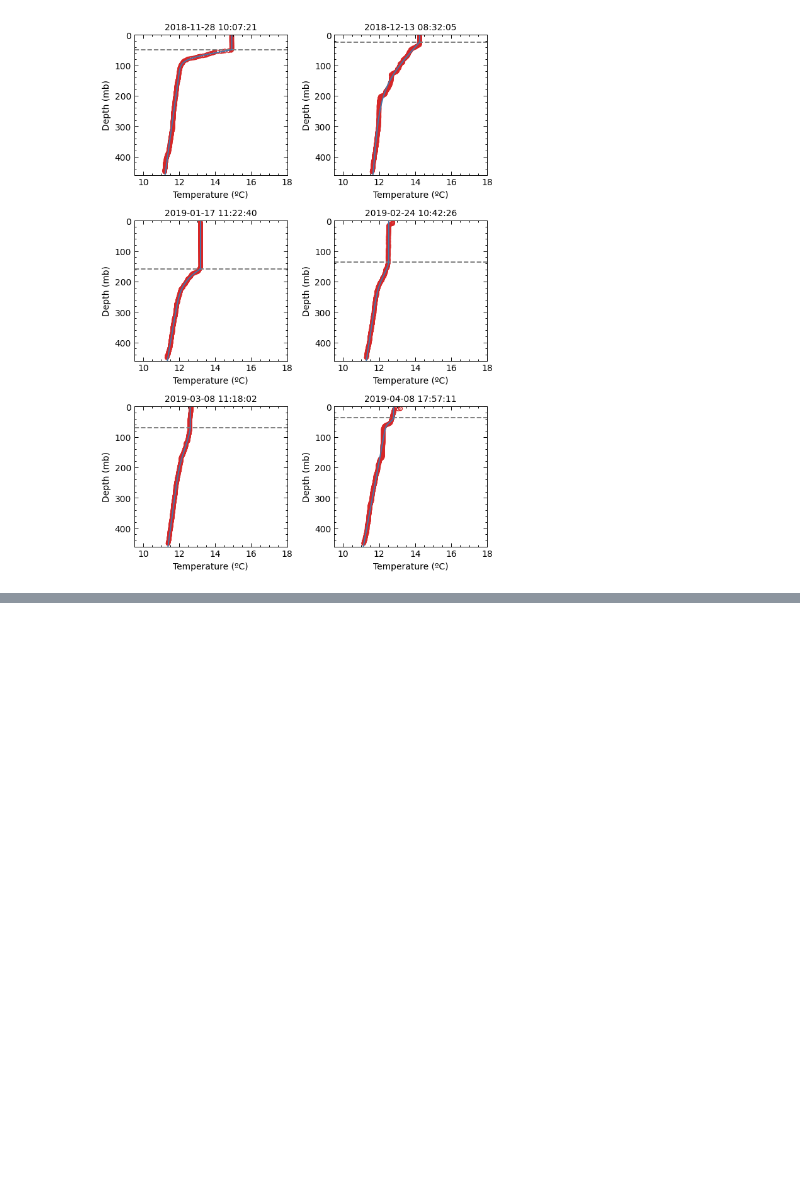
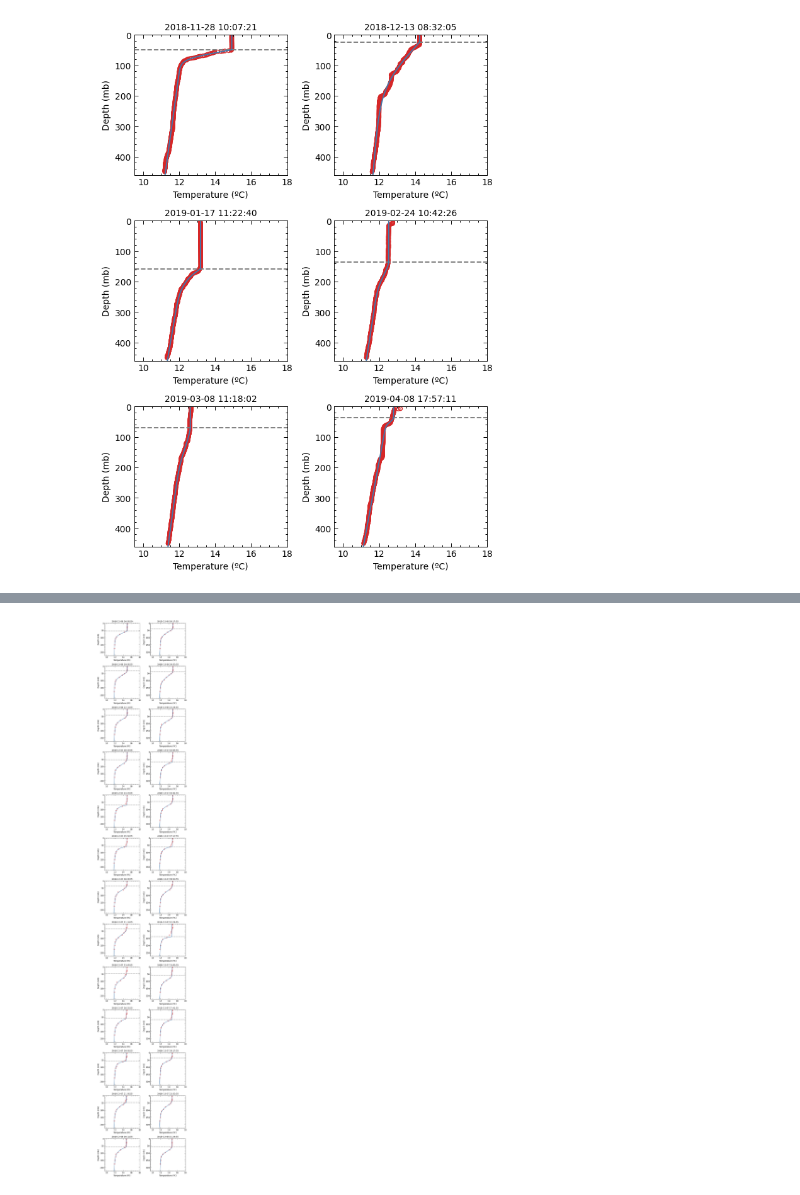
Before and after one commit to manufrn/TFG, a Jupyter notebook: notebooks/Untitled.ipynb, the cells around one changed output, grey strips where cells are left out. Drawn from its saved outputs; the diff is of its cells as text; code cells hidden in the pictures; blank space fills up the shorter version.

```diff
--- a/notebooks/Untitled.ipynb
+++ b/notebooks/Untitled.ipynb
@@ -22,4 +25,7 @@ plot_multiple_profiles(df_fit, temp, pres, range(6))
 # %% [output]
 [figure]
 # %%
-print(df_fit[['Dates', 'b3']])
+temp, pres, date, lat, lon = load_time_series('processed/AGL_1_37_56_b3_test.nc')
+df_fit_ref = load_SHDR_fit('AGL_1_37_56_b3_test_with_reference.csv')
+df_fit = load_SHDR_fit('AGL_1_37_56_b3_test_fit.csv')
+df_fit_cons =  load_SHDR_fit('AGL_1_37_56_b3_test_consecutive_fit.csv')
@@ -33,0 +32,6 @@ print(df_fit[['Dates', 'b3']])
+# %%
+locs = np.linspace(0, len(date) -1, 26, dtype='int')
+# %%
+plot_multiple_profiles(df_fit_ref, temp, pres, locs)
+# %% [output]
+[figure, added]
```
Also changed, not shown: parts of 15 cells of this notebook, 3 other files.
